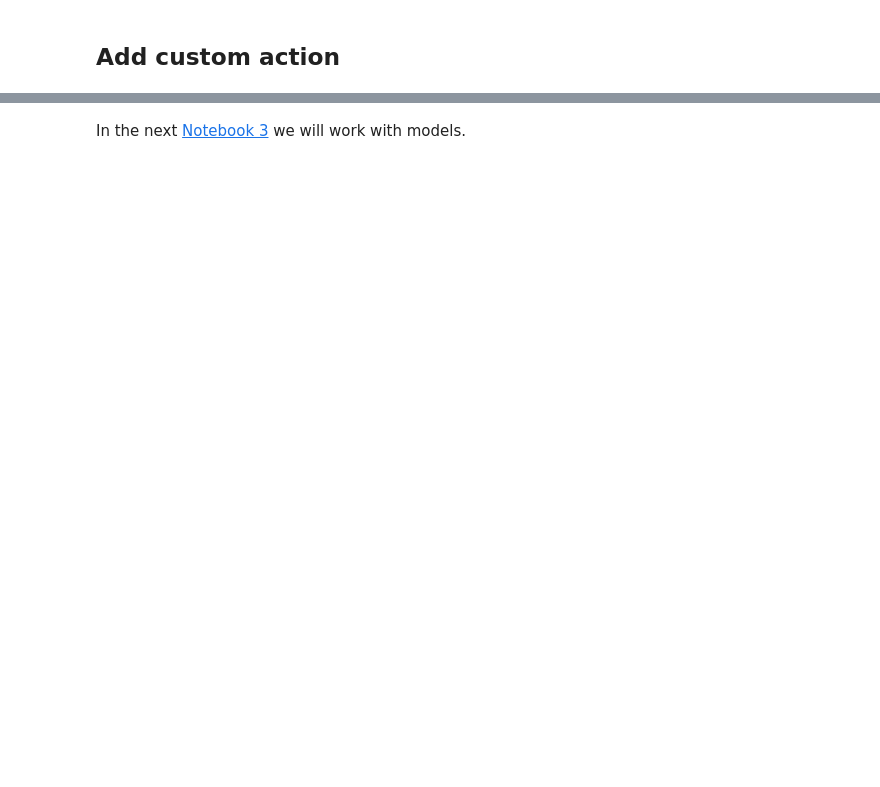
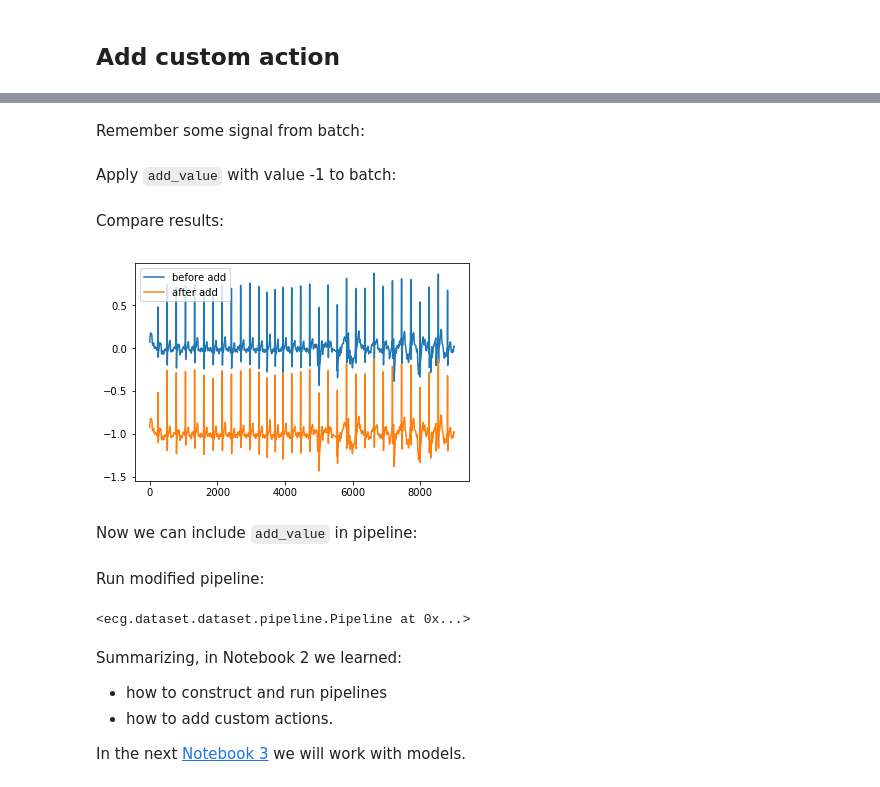
Before and after one commit to analysiscenter/cardio, a Jupyter notebook: doc/ecg_tutorial_part_2.ipynb, the cells around one changed output, grey strips where cells are left out. Drawn from its saved outputs; the diff is of its cells as text; code cells hidden in the pictures; blank space fills up the shorter version.

````diff
--- a/doc/ecg_tutorial_part_2.ipynb
+++ b/doc/ecg_tutorial_part_2.ipynb
@@ -59,0 +55,12 @@ ppl = (eds.pipeline()
+# %%
+class MyEcgBatch(EcgBatch):  # pylint: disable=too-many-public-methods
+    """Class for storing batch of ECG signals."""
+
+    def __init__(self, index, preloaded=None, unique_labels=None):
+        super().__init__(index, preloaded, unique_labels)
+
+    @ds.action
+    @ds.inbatch_parallel(init="indices", target="threads")
+    def add_value(self, index, value):
+        i = self.get_pos(None, "signal", index)
+        self.signal[i] += value
@@ -59,0 +69,27 @@ ppl = (eds.pipeline()
+# %%
+eds = ds.Dataset(index, batch_class=MyEcgBatch)
+batch = eds.next_batch(100)
+batch_with_data = batch.load(fmt="wfdb", components=["signal", "meta"])
+# %% [markdown]
+Remember some signal from batch:
+# %%
+ecg_id = 'A00012'
+original_signal = batch_with_data[ecg_id].signal.copy()
+# %% [markdown]
+Apply ```add_value``` with value -1 to batch:
+# %%
+batch_transformed = batch_with_data.add_value(-1)
+# %% [markdown]
+Compare results:
+# %%
+transformed_signal = batch_transformed[ecg_id].signal
+
+import matplotlib.pyplot as plt
+plt.plot(original_signal.ravel(), label='before add')
+plt.plot(transformed_signal.ravel(), label='after add')
+plt.legend()
+plt.show()
+# %% [output]
+[figure, added]
+# %% [markdown]
+Now we can include ```add_value``` in pipeline:
@@ -60,2 +104,12 @@ ppl = (eds.pipeline()
+# %% [markdown]
+Run modified pipeline:
+# %%
+(eds >> preprocess_pipeline).run(batch_size=300, shuffle=False, drop_last=False, n_epochs=1)
+# %% [output]
+<ecg.dataset.dataset.pipeline.Pipeline at 0x...>
 # %% [markdown]
+Summarizing, in Notebook 2 we learned:
+* how to construct and run pipelines
+* how to add custom actions.
+
 In the next [Notebook 3](https://github.com/analysiscenter/ecg/blob/unify_models/doc/ecg_tutorial_part_3.ipynb) we will work with models.
````
Also changed, not shown: parts of 16 cells of this notebook, 2 other files.
